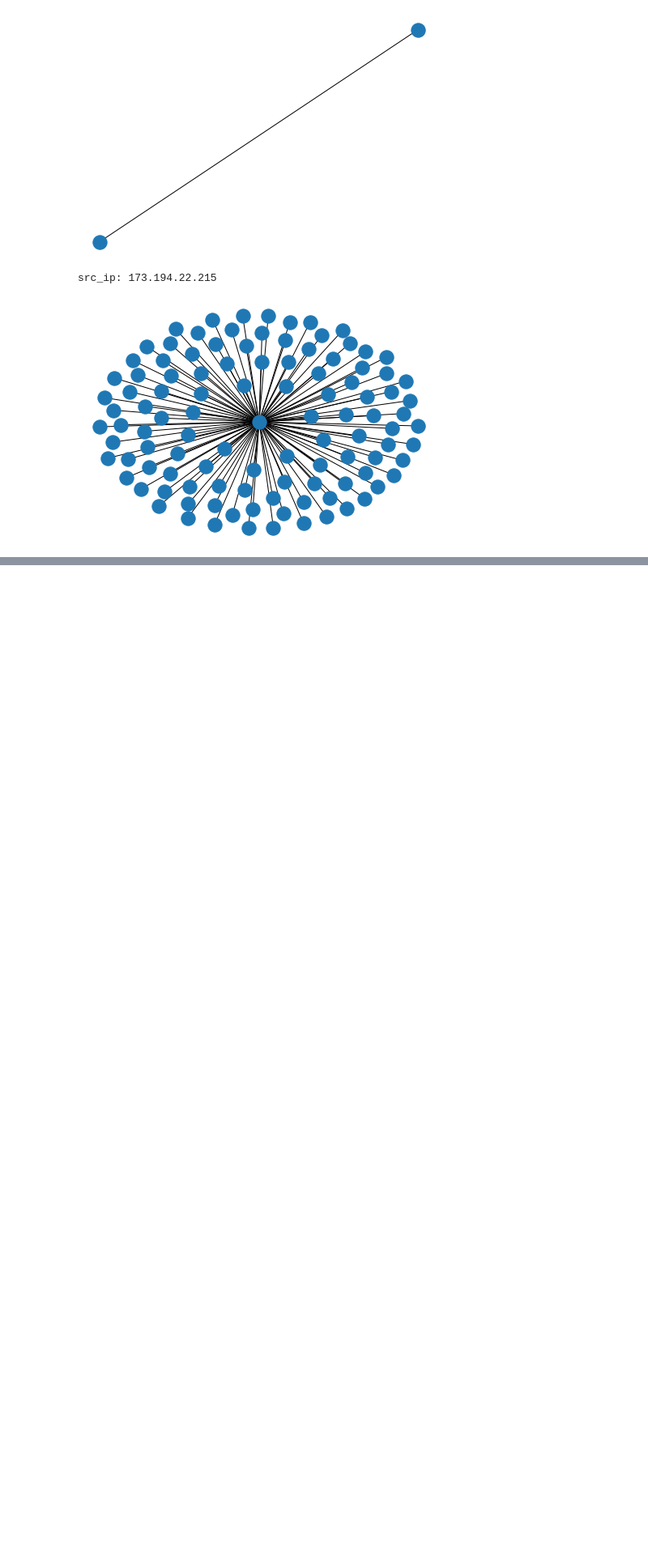
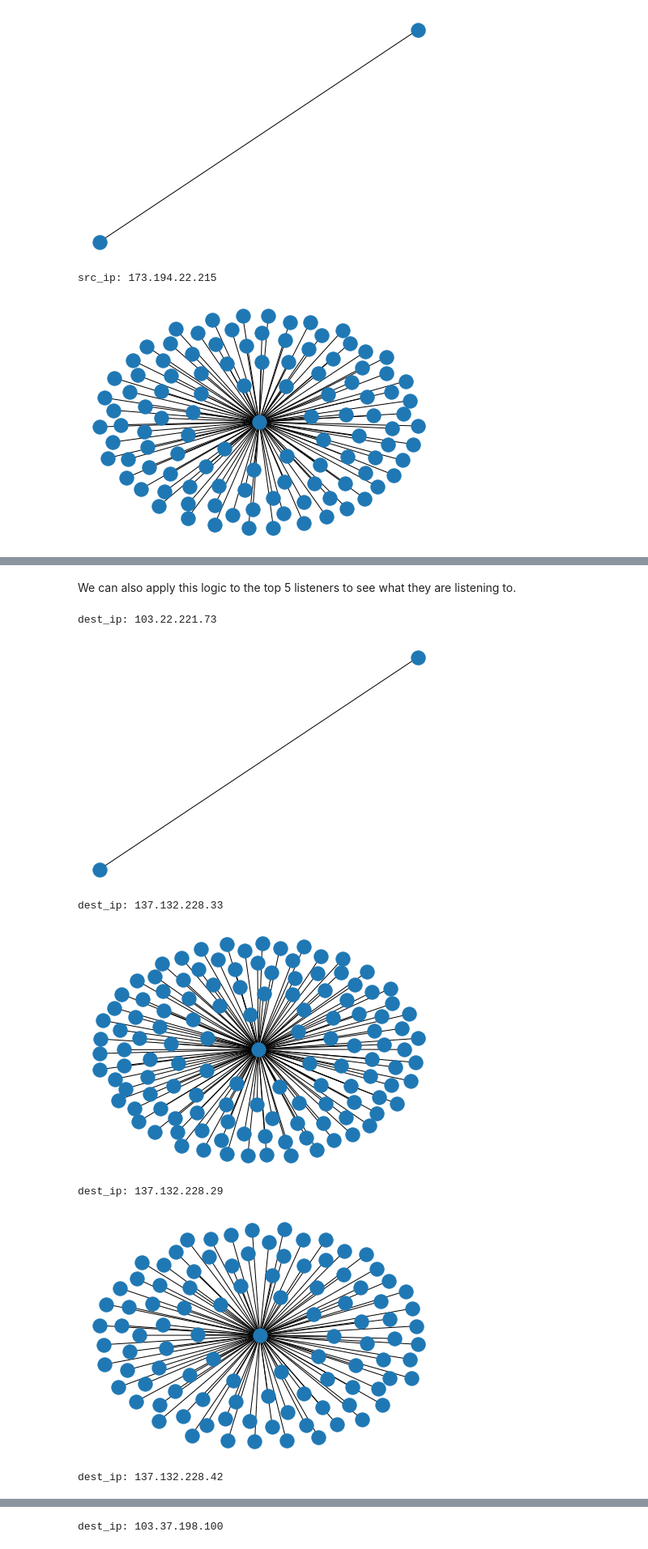
Before and after one commit to chenningg/cz3006-network-traffic-visualization, a Jupyter notebook: notebooks/network_traffic_visualization.ipynb, the cells around one changed output, grey strips where cells are left out. Shown: that part at 81% size. Drawn from its saved outputs; the diff is of its cells as text; code cells hidden in the pictures; blank space fills up the shorter version.

```diff
--- a/notebooks/network_traffic_visualization.ipynb
+++ b/notebooks/network_traffic_visualization.ipynb
@@ -195,0 +196,21 @@ nx.draw_shell(network_graph, with_labels=True)
+# %% [markdown]
+We can also apply this logic to the top 5 listeners to see what they are listening to.
+# %%
+# EXERCISE 3E: Visualize the communication between different IP hosts (optional)
+for listener in top_5_listeners.keys():
+    df_network = df.loc[df['dest_ip'] == listener]
+    df_network = df_network[['src_ip', 'dest_ip']]
+    print("dest_ip:", listener)
+
+    network_graph = nx.Graph()
+    network_graph = nx.from_pandas_edgelist(df_network, 'src_ip', 'dest_ip')
+    nx.draw(network_graph, with_labels=False)
+    plt.show()
+# %% [output]
+dest_ip: 103.22.221.73
+[figure, added]
+dest_ip: 137.132.228.33
+[figure, added]
+dest_ip: 137.132.228.29
+[figure, added]
+dest_ip: 137.132.228.42
@@ -195,0 +218 @@ nx.draw_shell(network_graph, with_labels=True)
+dest_ip: 103.37.198.100
```
Also changed, not shown: parts of 2 cells of this notebook, 3 other files.
